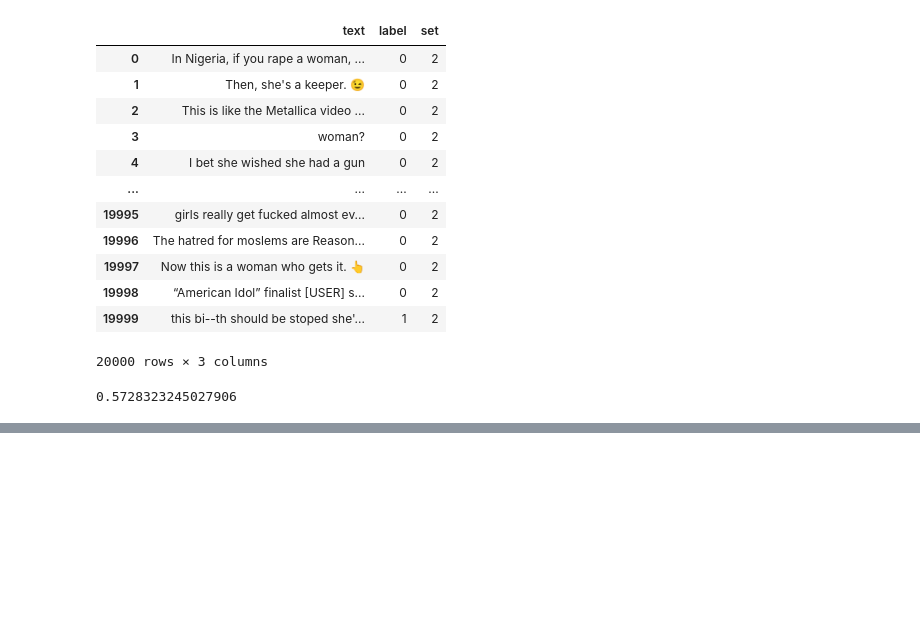
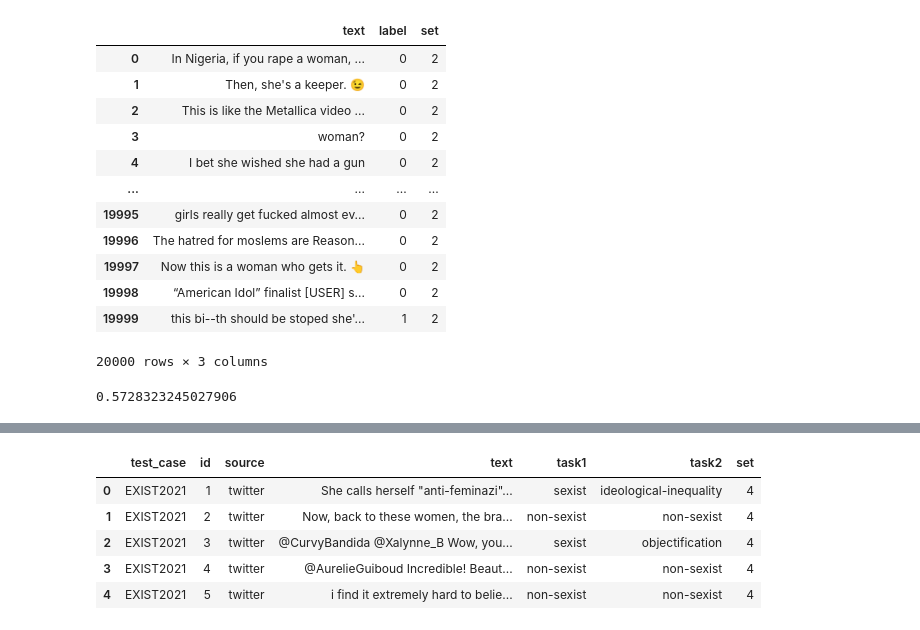
Before and after one commit to sergiopuertas/SexismAlarm, a Jupyter notebook: src/data_preparation/join_datasets.ipynb, the cells around one changed output, grey strips where cells are left out. Cells and saved outputs as stored; diff of their text form; code cells hidden in the pictures; blank space fills up the shorter version.

```diff
--- a/src/data_preparation/join_datasets.ipynb
+++ b/src/data_preparation/join_datasets.ipynb
@@ -164,0 +124,9 @@ dtype: float64
+# %%
+df_2_en.head()
+# %% [output]
+|  | test_case | id | source | text | task1 | task2 | set |
+| 0 | EXIST2021 | 1 | twitter | She calls herself "anti-feminazi"... | sexist | ideological-inequality | 4 |
+| 1 | EXIST2021 | 2 | twitter | Now, back to these women, the bra... | non-sexist | non-sexist | 4 |
+| 2 | EXIST2021 | 3 | twitter | @CurvyBandida @Xalynne_B Wow, you... | sexist | objectification | 4 |
+| 3 | EXIST2021 | 4 | twitter | @AurelieGuiboud Incredible! Beaut... | non-sexist | non-sexist | 4 |
+| 4 | EXIST2021 | 5 | twitter | i find it extremely hard to belie... | non-sexist | non-sexist | 4 |
```
Also changed, not shown: parts of 22 cells of this notebook, 11 other files.
